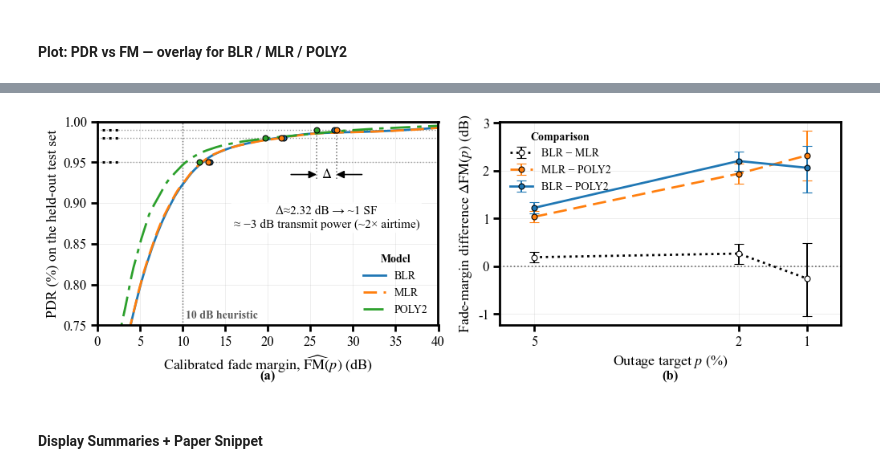
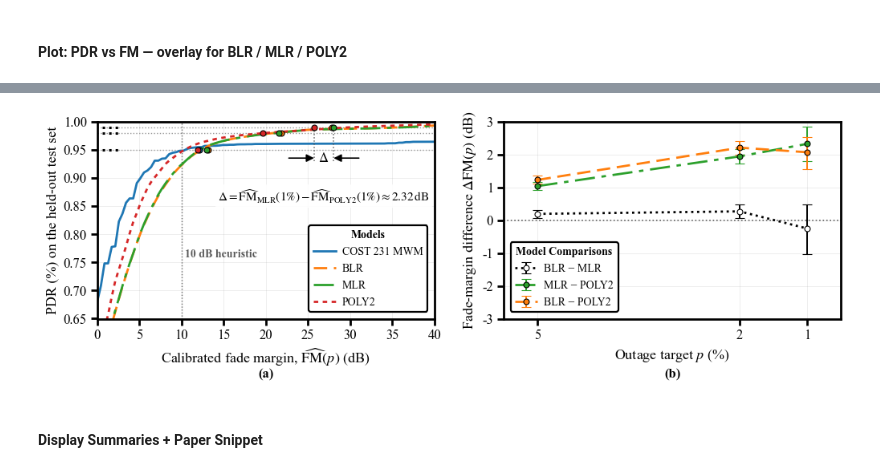
Before and after one commit to nahshonmokua/LoRaWAN-Indoor-PL-parametrics, a Jupyter notebook: 06_FADE MARGIN ANALYSIS.ipynb, the cells around one changed output, grey strips where cells are left out. Drawn from its saved outputs; the diff is of its cells as text; code cells hidden in the pictures.

```diff
--- a/06_FADE MARGIN ANALYSIS.ipynb
+++ b/06_FADE MARGIN ANALYSIS.ipynb
@@ -52,6 +52,7 @@ TEST_DIR = "Data+Files+Plots+etc"
 
 # Candidate mappings (OOF)
 CANDIDATE_OOF_FILES = {
+    "COST231": [f"{OOF_DIR}/residuals__COST231__BEST__oof.csv", f"{OOF_DIR}/residuals_COST231_BEST_oof.csv",],
     "BLR":   [f"{OOF_DIR}/residuals__BLR__BEST__oof.csv",   f"{OOF_DIR}/residuals_BLR_BEST_oof.csv"],
     "MLR":   [f"{OOF_DIR}/residuals__MLR__BEST__oof.csv",   f"{OOF_DIR}/residuals_MLR_BEST_oof.csv"],
     "POLY2": [f"{OOF_DIR}/residuals__POLY2__BEST__oof.csv", f"{OOF_DIR}/residuals_POLY2_BEST_oof.csv"],
@@ -515,11 +779,11 @@ display(validation_df.sort_values(["model","p_target"], na_position='last').roun
 HEURISTIC_FM_DB = float(globals().get("HEURISTIC_FM_DB", 10.0))
 SHOW_HEURISTIC_VLINE_A = True
 
-legend_map = {"MLR":   "MLR", "BLR":   "BLR", "POLY2": "POLY2",}
+legend_map = {"COST231":  "COST 231 MWM", "MLR":   "MLR", "BLR":   "BLR", "POLY2": "POLY2",}
 
-style_map = {"BLR":   dict(ls="-",  dashes=None), "MLR":   dict(ls="--", dashes=(6, 3)), "POLY2": dict(ls="-.", dashes=(9, 3, 2, 3)),
+style_map = {"COST231": dict(ls="-",  dashes=None), "BLR":   dict(ls="--",  dashes=(6, 3)), "MLR":   dict(ls="-.", dashes=(9, 3, 2, 3)), "POLY2": dict(ls="-", dashes=(2,2)),
 }
-ORDER = ["BLR", "MLR", "POLY2"]
+ORDER = ["COST231", "BLR", "MLR", "POLY2"]
 
 def p_as_dec(p):
     p = float(p)
@@ -659,33 +923,43 @@ if (row_poly is not None) and (row_mlr is not None):
     axA.text(x_mid, y_arrow, r"$\Delta$", ha="center", va="center", fontsize=12, fontweight="bold", zorder=9)
 
     # label centered between the two FM points
-    axA.annotate(
-        f"Δ≈{delta:.2f} dB → ~1 SF\n≈ −3 dB transmit power (~2× airtime)",
-        xy=(x_mid, y_bracket),
-        xytext=(0, -24),
-        textcoords="offset points",
-        ha="center", va="top", fontsize=11,
-        bbox=dict(boxstyle="round,pad=0.25", fc="white", ec="none", alpha=0.90),
-        zorder=9
+    label = (
+    rf"$\Delta = \widehat{{\mathrm{{FM}}}}_{{\mathrm{{MLR}}}}(1\%) - "
+    rf"\widehat{{\mathrm{{FM}}}}_{{\mathrm{{POLY2}}}}(1\%) \approx {delta:.2f}\,\mathrm{{dB}}$"
+    #r"$\approx$ 1 SF step / $\approx$3 dB $P_{\mathrm{tx}}$ ($\sim$2$\times$ airtime)"
     )
+
+    axA.annotate(label, xy=(x_mid, y_bracket), xytext=(0, -24), textcoords="offset points",
+             ha="center", va="top", fontsize=11,
+             bbox=dict(boxstyle="round,pad=0.25", fc="white", ec="none", alpha=0.90),
+             zorder=9)
+
 
 axA.set_xlabel(r"Calibrated fade margin, $\widehat{\mathrm{FM}}(p)$ (dB)", fontsize=13)
 axA.set_ylabel("PDR (%) on the held-out test set", fontsize=13)
 axA.set_xlim(0.0, 40)
-axA.set_ylim(0.75, 1.0)
+axA.set_ylim(0.65, 1.0)
 axA.tick_params(axis="both", labelsize=12)
 axA.grid(True, which="both", linewidth=0.5, alpha=0.3, zorder=0)
 
-axA.legend(
-    title="Model",
+legA = axA.legend(
+    title="Models",
     loc="lower right",
+    ncol=1,
     title_fontproperties={"weight": "bold"},
-    frameon=False
+    frameon=True,
+    columnspacing=1.2,
+    handletextpad=0.6,
+    borderaxespad=0.6
 )
+legA.get_frame().set_edgecolor("black")
+legA.get_frame().set_linewidth(1.6)
+legA.get_frame().set_alpha(1.0)
 
-axA.text(0.5, -0.22, "(a)", transform=axA.transAxes, ha="center", va="top", fontsize=12, fontweight="bold")
 
-# Panel (b): ΔFM comparisons vs p (%)
+axA.text(0.5, -0.25, "(a)", transform=axA.transAxes, ha="center", va="top", fontsize=12, fontweight="bold")
+
+#Panel (b): ΔFM comparisons vs p (%)
 comparisons = [("BLR",  "MLR",   "BLR − MLR"), ("MLR",  "POLY2", "MLR − POLY2"), ("BLR",  "POLY2", "BLR − POLY2"),]
 
 for A, B, label in comparisons:
@@ -736,37 +1010,51 @@ for A, B, label in comparisons:
     if dashes is not None:
         try:
             eb.lines[0].set_dashes(dashes)
         except Exception:
             pass
 
 axB.axhline(0.0, linestyle=":", linewidth=1.2, color="0.35", zorder=1)
 
 xt = [p * 100.0 for p in P_GRID_DEC]
 axB.set_xticks(xt)
 axB.set_xlim(max(xt) + 0.5, min(xt) - 0.5)
-
+axB.set_ylim(-3.0, 3.0)
 axB.set_xlabel("Outage target $p$ (%)", fontsize=13)
 axB.set_ylabel("Fade-margin difference $\\Delta\\mathrm{FM}(p)$ (dB)", fontsize=13)
 axB.tick_params(axis="both", labelsize=12)
 axB.grid(True, which="both", linewidth=0.5, alpha=0.3, zorder=0)
 
-axB.legend( title="Comparison", loc="upper left", title_fontproperties={"weight": "bold"}, frameon=False)
+#axB.legend( title="Comparison (BLR/MLR/POLY2)", loc="lower left", title_fontproperties={"weight": "bold"}, frameon=True)
 
-axB.text(0.5, -0.22, "(b)", transform=axB.transAxes, ha="center", va="top", fontsize=12, fontweight="bold")
+legB = axB.legend(
+    title="Model Comparisons",
+    loc="lower left",
+    ncol=1,
+    title_fontproperties={"weight": "bold"},
+    frameon=True,
+    columnspacing=1.2,
+    handletextpad=0.6,
+    borderaxespad=0.6
+)
+legB.get_frame().set_edgecolor("black")
+legB.get_frame().set_linewidth(1.6)
+legB.get_frame().set_alpha(1.0)
+
+axB.text(0.5, -0.25, "(b)", transform=axB.transAxes, ha="center", va="top", fontsize=12, fontweight="bold")
 
 # frame
 for ax in (axA, axB):
     for spine in ax.spines.values():
         spine.set_visible(True)
         spine.set_linewidth(2)
         spine.set_edgecolor("black")
     ax.tick_params(which="both", width=2, length=6)
 
 plt.tight_layout()
 plt.savefig("Data+Files+Plots+etc/pdr_fm_with_delta_savings.png", dpi=2000)
 plt.show()
 # %% [output]
-[figure, old version]
+[figure, new version]
 # %% [markdown]
 #### Display Summaries + Paper Snippet
 # %%
```
Also changed, not shown: parts of 5 cells of this notebook, 3 other files.
